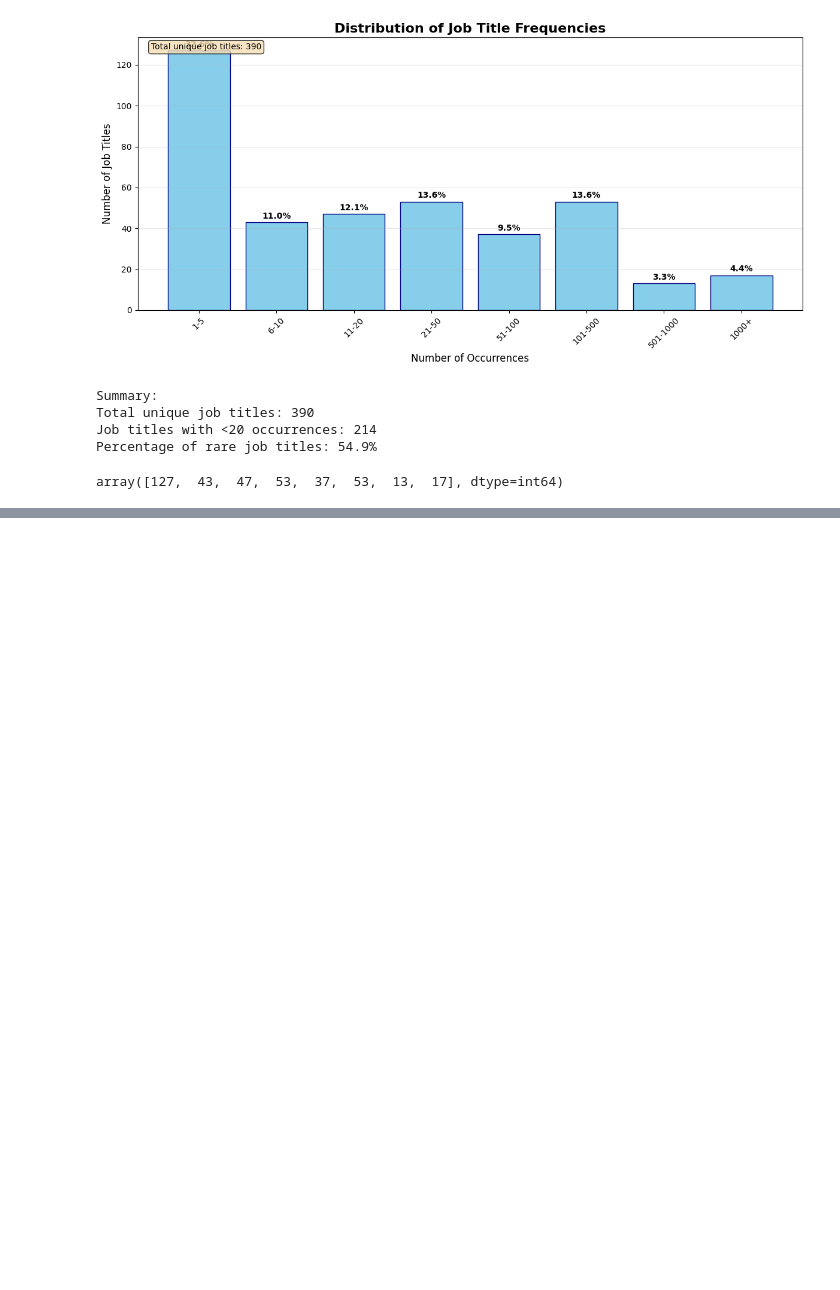
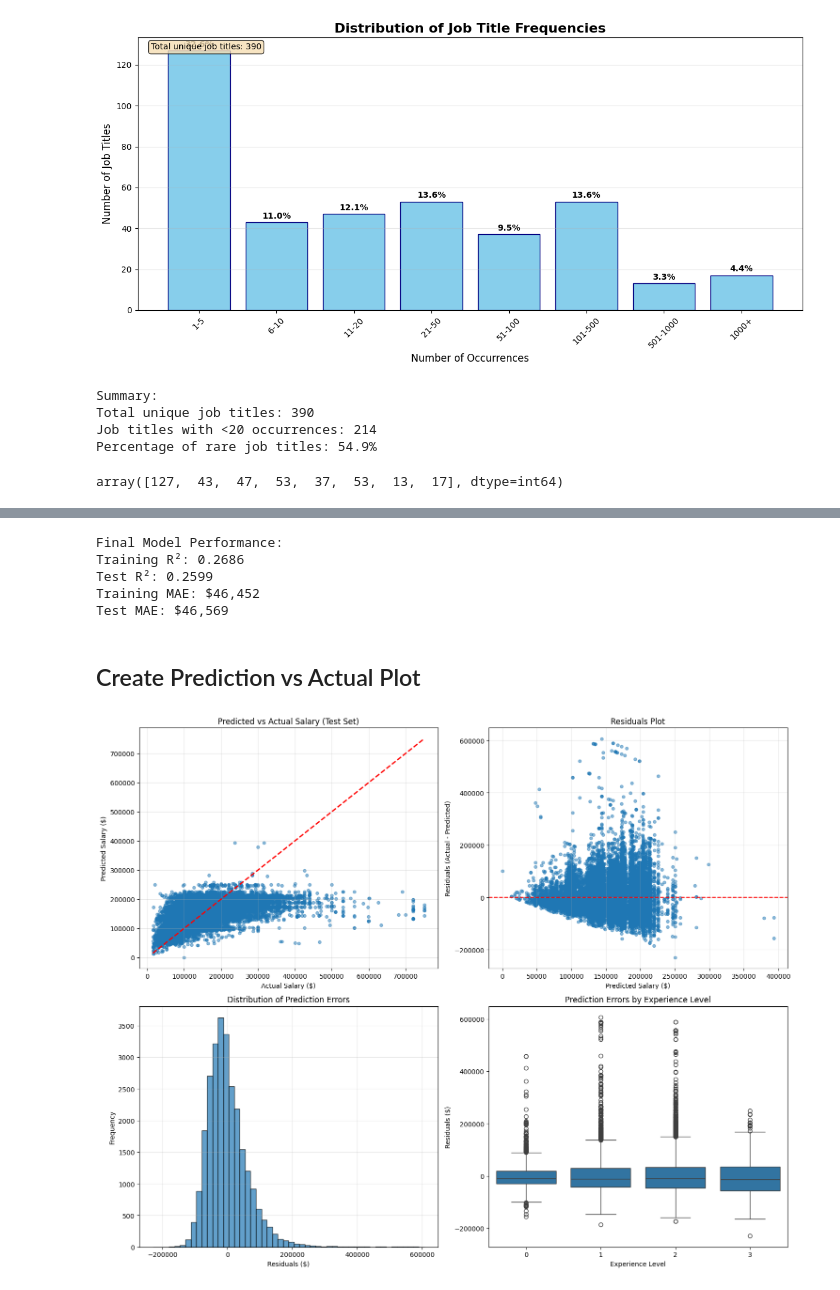
Before and after one commit to Ameron22/DataScience_AI_ML-Job_Salaries, a Jupyter notebook: ML_salary_study-checkpoint.ipynb, the cells around one changed output, grey strips where cells are left out. Cells and saved outputs as stored; diff of their text form; code cells hidden in the pictures; blank space fills up the shorter version.

```diff
--- a/ML_salary_study-checkpoint.ipynb
+++ b/ML_salary_study-checkpoint.ipynb
@@ -224,0 +402,7 @@ df = df.drop(['job_title', 'job_title_top20'], axis=1)
+# %%
+from sklearn.preprocessing import StandardScaler
+
+# Fit scaler on training data only
+scaler = StandardScaler()
+X_train_scaled = scaler.fit_transform(X_train)
+X_test_scaled = scaler.transform(X_test)  # Use same scaler parameters
@@ -224,0 +675,64 @@ df = df.drop(['job_title', 'job_title_top20'], axis=1)
+# %%
+# Make predictions
+y_pred_train_final = final_xgb_model.predict(X_train)
+y_pred_test_final = final_xgb_model.predict(X_test)
+
+# Calculate final metrics
+print(f"\nFinal Model Performance:")
+print(f"Training R²: {r2_score(y_train, y_pred_train_final):.4f}")
+print(f"Test R²: {r2_score(y_test, y_pred_test_final):.4f}")
+print(f"Training MAE: ${mean_absolute_error(y_train, y_pred_train_final):,.0f}")
+print(f"Test MAE: ${mean_absolute_error(y_test, y_pred_test_final):,.0f}")
+# %% [output]
+Final Model Performance:
+Training R²: 0.2686
+Test R²: 0.2599
+Training MAE: $46,452
+Test MAE: $46,569
+# %% [markdown]
+## Create Prediction vs Actual Plot
+# %%
+import matplotlib.pyplot as plt
+import seaborn as sns
+
+# Create figure with subplots
+fig, axes = plt.subplots(2, 2, figsize=(15, 12))
+
+# 1. Scatter plot: Predicted vs Actual
+axes[0, 0].scatter(y_test, y_pred_test_final, alpha=0.5, s=20)
+axes[0, 0].plot([y_test.min(), y_test.max()], [y_test.min(), y_test.max()], 'r--', lw=2)
+axes[0, 0].set_xlabel('Actual Salary ($)')
+axes[0, 0].set_ylabel('Predicted Salary ($)')
+axes[0, 0].set_title('Predicted vs Actual Salary (Test Set)')
+axes[0, 0].grid(True, alpha=0.3)
+
+# 2. Residuals plot
+residuals = y_test - y_pred_test_final
+axes[0, 1].scatter(y_pred_test_final, residuals, alpha=0.5, s=20)
+axes[0, 1].axhline(y=0, color='r', linestyle='--')
+axes[0, 1].set_xlabel('Predicted Salary ($)')
+axes[0, 1].set_ylabel('Residuals (Actual - Predicted)')
+axes[0, 1].set_title('Residuals Plot')
+axes[0, 1].grid(True, alpha=0.3)
+
+# 3. Distribution of residuals
+axes[1, 0].hist(residuals, bins=50, alpha=0.7, edgecolor='black')
+axes[1, 0].set_xlabel('Residuals ($)')
+axes[1, 0].set_ylabel('Frequency')
+axes[1, 0].set_title('Distribution of Prediction Errors')
+axes[1, 0].grid(True, alpha=0.3)
+
+# 4. Box plot of residuals by experience level
+experience_residuals = pd.DataFrame({
+    'experience_level': X_test['experience_level'],
+    'residuals': residuals
+})
+sns.boxplot(data=experience_residuals, x='experience_level', y='residuals', ax=axes[1, 1])
+axes[1, 1].set_title('Prediction Errors by Experience Level')
+axes[1, 1].set_xlabel('Experience Level')
+axes[1, 1].set_ylabel('Residuals ($)')
+
+plt.tight_layout()
+plt.show()
+# %% [output]
+[figure, added]
```
Also changed, not shown: parts of 30 cells of this notebook, 1 other file.
